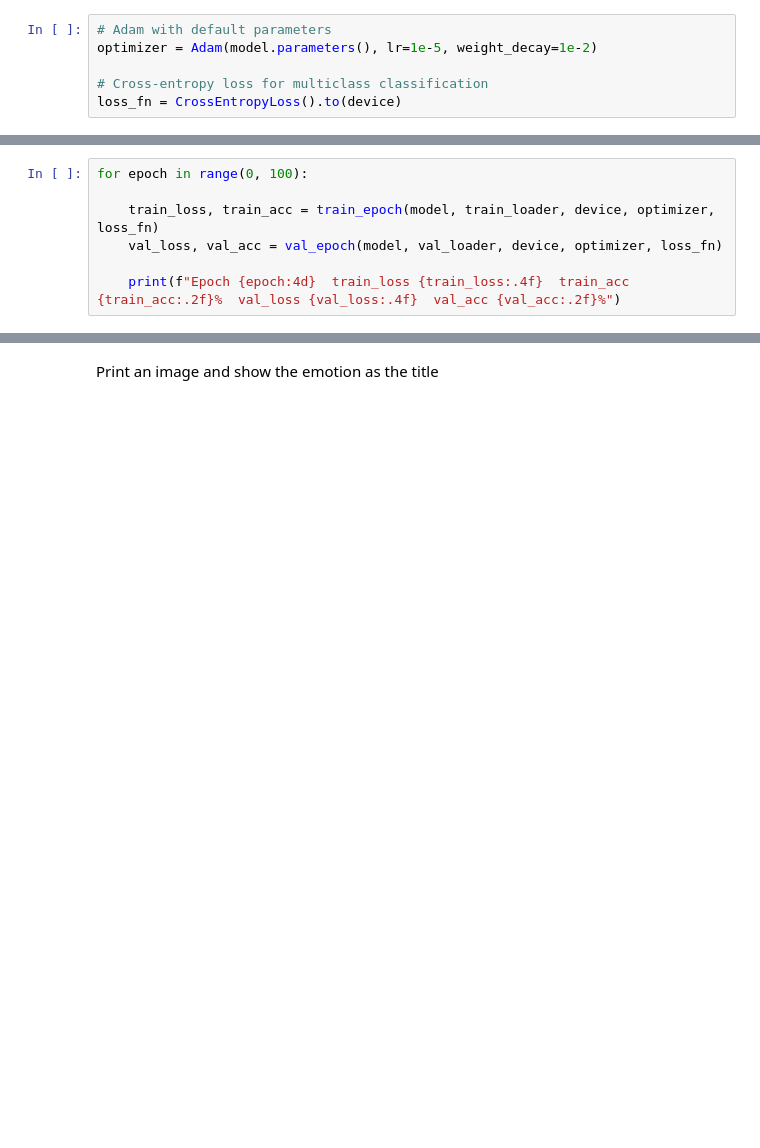
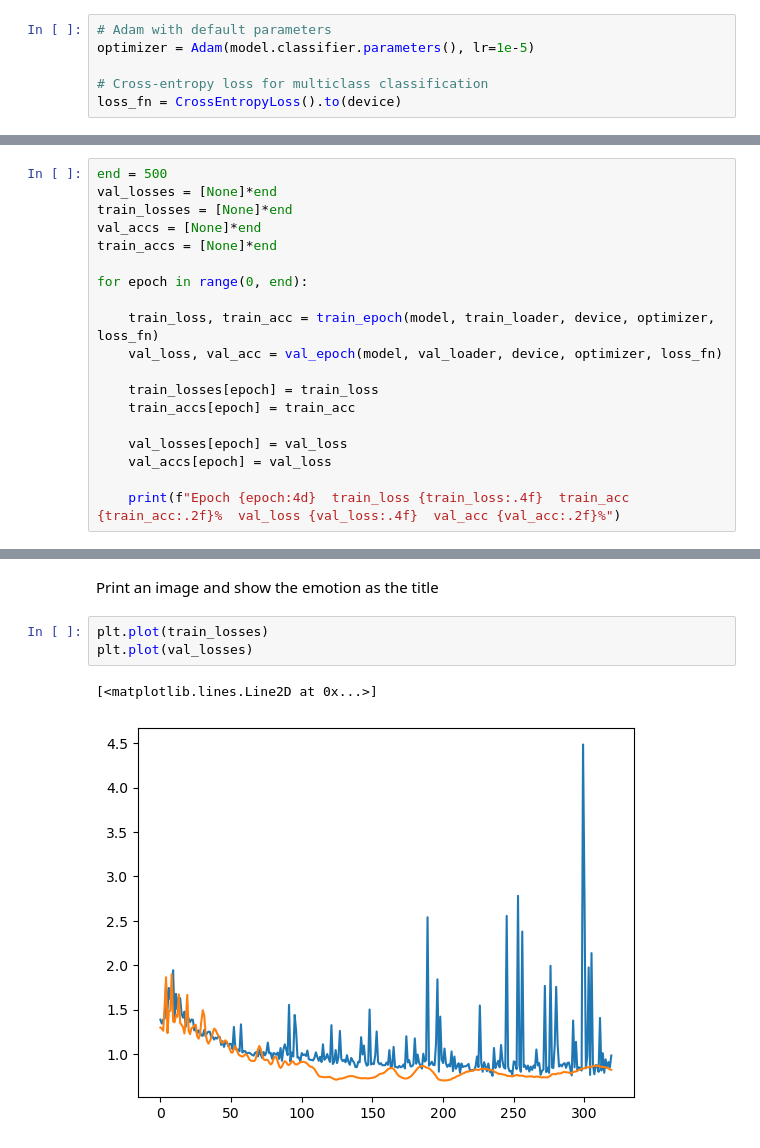
Before and after one commit to toivow/PetFacialExpression, a Jupyter notebook: Notebook.ipynb, the cells around one changed output, grey strips where cells are left out. Cells and saved outputs as stored; diff of their text form; blank space fills up the shorter version.

```diff
--- a/Notebook.ipynb
+++ b/Notebook.ipynb
@@ -77,17 +79,29 @@ model = model.to(device)
 Define the optimizer and loss function
 # %%
 # Adam with default parameters
-optimizer = Adam(model.parameters(), lr=1e-5, weight_decay=1e-2)
+optimizer = Adam(model.classifier.parameters(), lr=1e-5)
 
 # Cross-entropy loss for multiclass classification
 loss_fn = CrossEntropyLoss().to(device)
 # %% [markdown]
 Train for 100 epochs
 # %%
-for epoch in range(0, 100):
+end = 500
+val_losses = [None]*end
+train_losses = [None]*end
+val_accs = [None]*end
+train_accs = [None]*end
+
+for epoch in range(0, end):
 
     train_loss, train_acc = train_epoch(model, train_loader, device, optimizer, loss_fn)
     val_loss, val_acc = val_epoch(model, val_loader, device, optimizer, loss_fn)
 
+    train_losses[epoch] = train_loss
+    train_accs[epoch] = train_acc
+
+    val_losses[epoch] = val_loss
+    val_accs[epoch] = val_loss
+
     print(f"Epoch {epoch:4d}  train_loss {train_loss:.4f}  train_acc {train_acc:.2f}%  val_loss {val_loss:.4f}  val_acc {val_acc:.2f}%")
 # %% [output]
@@ -111,5 +125,11 @@ Epoch   51  train_loss 1.2426  train_acc 46.50%  val_loss 1.4606  val_acc 31.70%
 KeyboardInterrupt:
 # %% [markdown]
 Print an image and show the emotion as the title
+# %%
+plt.plot(train_losses)
+plt.plot(val_losses)
+# %% [output]
+[<matplotlib.lines.Line2D at 0x...>]
+[figure, added]
 # %%
 model.eval()
```
Also changed, not shown: parts of 6 cells of this notebook, 1 other file.
